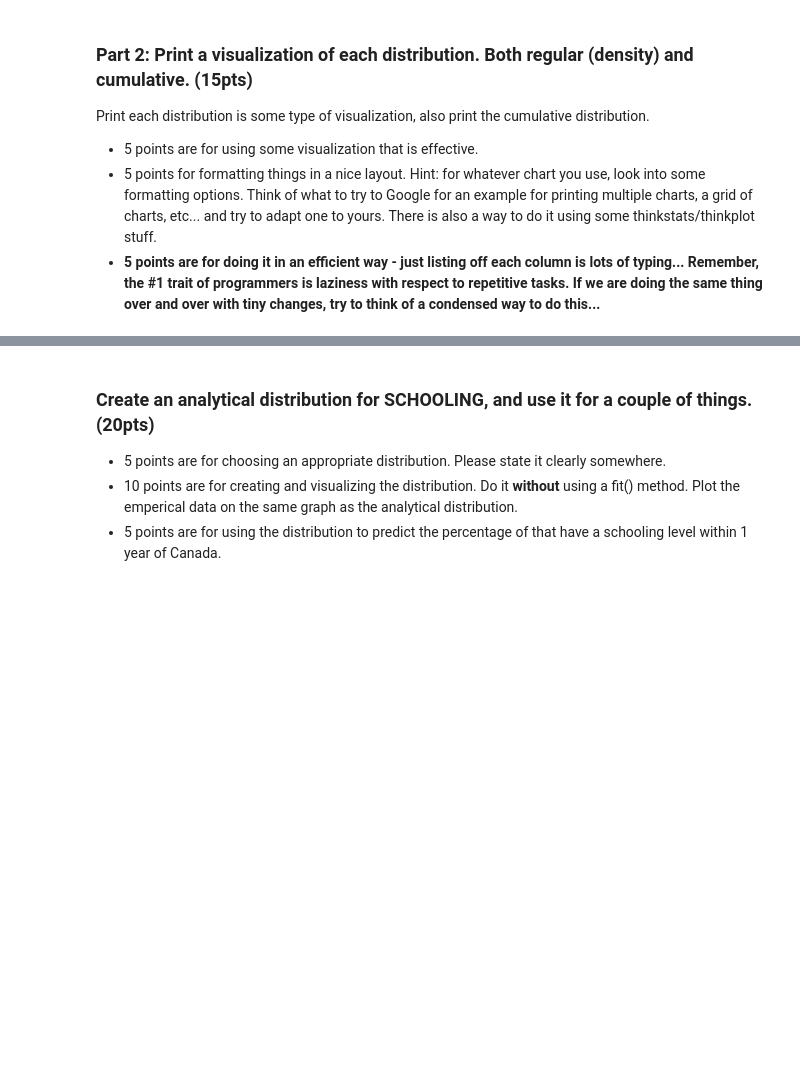
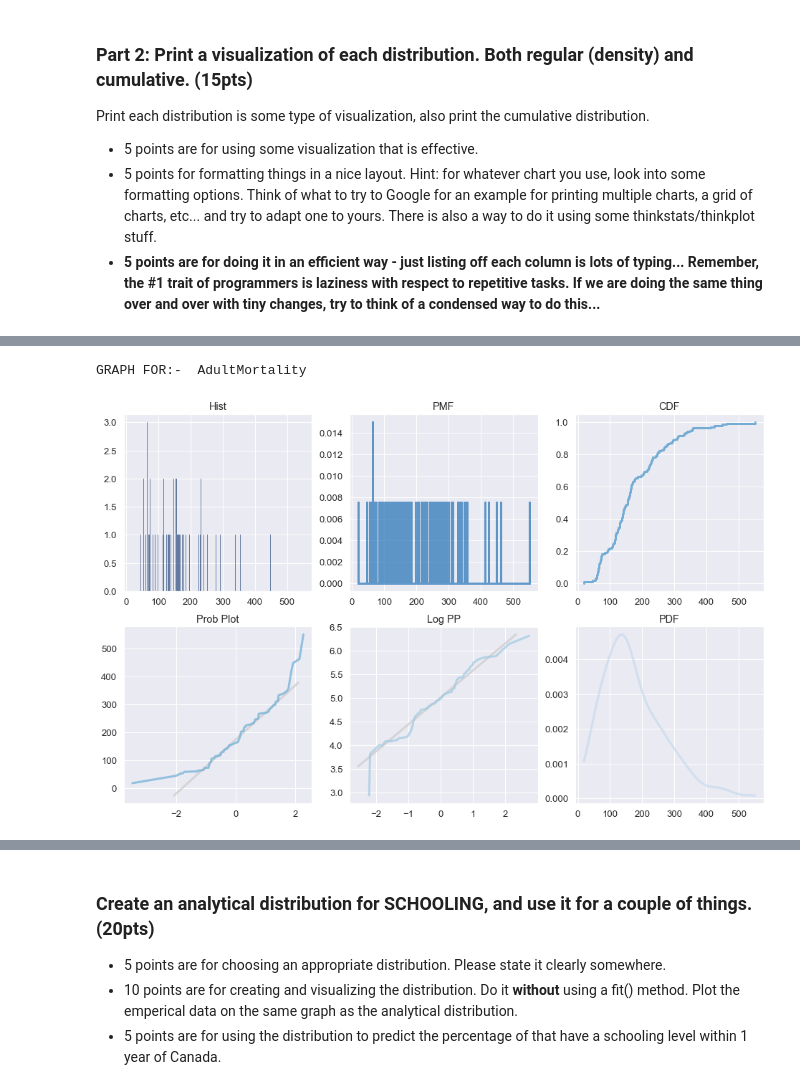
Before and after one commit to SidhST12/BSIP_Assignment_2_Students, a Jupyter notebook: stats_asn_2_start.ipynb, the cells around one changed output, grey strips where cells are left out. Cells and saved outputs as stored; diff of their text form; code cells hidden in the pictures; blank space fills up the shorter version.

```diff
--- a/stats_asn_2_start.ipynb
+++ b/stats_asn_2_start.ipynb
@@ -156,0 +177,5 @@ thinkplot.Config()
+# %%
+bigGraph(dfLE,"AdultMortality")
+# %% [output]
+GRAPH FOR:-  AdultMortality
+[figure, added]
```
Also changed, not shown: parts of 34 cells of this notebook.
